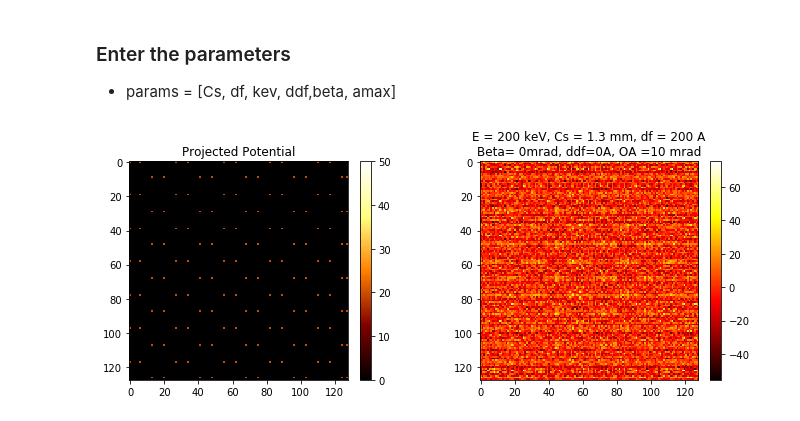
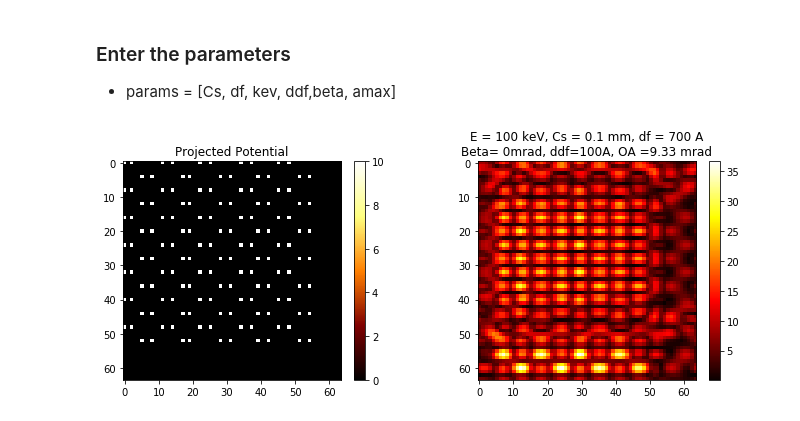
Before and after one commit to Advanced-EM/AdvancedEM, a Jupyter notebook: Week4/01_BF_ImageSimulation.ipynb, the cells around one changed output. Saved outputs shown, nothing was run; the diff lists cells and outputs as text; code cells hidden in the pictures.

```diff
--- a/Week4/01_BF_ImageSimulation.ipynb
+++ b/Week4/01_BF_ImageSimulation.ipynb
@@ -228,8 +228,8 @@ def ctemconvolution(V,rmax,nx,params,type):
     kx, ky = np.meshgrid(k0,k1)
     k2 = np.fft.fftshift(np.sqrt(kx**2+ky**2))
 
-    del kx
-    del ky
+#     del kx
+#     del ky
 
     #Here we call another function
     H2d = ctemincohmtf(k2,params,type)
@@ -237,15 +237,17 @@ def ctemconvolution(V,rmax,nx,params,type):
     klimit = np.minimum(klimit,kmax/2)
 
     #replace step by 1/(1+exp(A*(x-xc)))
-    # x = np.arange(0,kmax,dk/4).astype('float64')
+#     x = np.arange(0,kmax,dk/4).astype('float64')
     x = np.linspace(0,kmax, num=int(kmax/dk))
     y = 1/(1+expit(1000*(x-klimit)))
+
     k2 = interp1d(x,y, kind='cubic')
 
     V = V*H2d
     V = V*k2(x)
 
-    II = np.real((np.fft.ifft2(V)))
+    II = np.abs((np.fft.ifft2(V)))
+
 
     return II
 # %% [markdown]
@@ -253,41 +255,42 @@ def ctemconvolution(V,rmax,nx,params,type):
 
 - params = [Cs, df, kev, ddf,beta, amax]
 # %%
-kev = 200
-Cs= 1.3
-df= 200
-ddf= 0
+kev = 100
+Cs= 0.1
+df= 700
+ddf= 100
 beta= 0
-rmax = 25
-nx = 128
-amax = 10
+rmax = 30
+nx = 64
+amax = 9.33
 potfile ='Si_7x5.dat'
+type = 0
 
 params = [Cs, df, kev, ddf,beta, amax]
 # %%
 V = tempot(rmax,rmax,nx,nx,potfile)
-II = ctemconvolution(V,rmax,nx,params,0)
+II = ctemconvolution(V,rmax,nx,params,type)
 # %%
 fig, axis = plt.subplots(ncols=2,figsize=(10, 4))
 
-im_handle = axis[0].imshow(np.sqrt(V),cmap='afmhot',vmax=50)
+im_handle = axis[0].imshow(np.sqrt(V),cmap='afmhot',vmax=10)
 axis[0].set_title('Projected Potential')
 
 # Adding a colorbar:
 cbar = plt.colorbar(im_handle, ax=axis[0], orientation='vertical',
 fraction=0.046, pad=0.04, use_gridspec=True)
 
 
 im_handle = axis[1].imshow(II,cmap='hot')
 axis[1].set_title(f'E = {params[2]} keV, Cs = {params[0]} mm, df = {params[1]} A'
              +"\n"+
             f'Beta= {params[4]}mrad, ddf={params[3]}A, OA ={params[5]} mrad')
 
 
 # Adding a colorbar:
 cbar = plt.colorbar(im_handle, ax=axis[1], orientation='vertical',
 fraction=0.046, pad=0.04, use_gridspec=True)
 
 fig.tight_layout()
 # %% [output]
-[figure, old version]
+[figure, new version]
```
Also changed, not shown: parts of 1 cell of this notebook.
